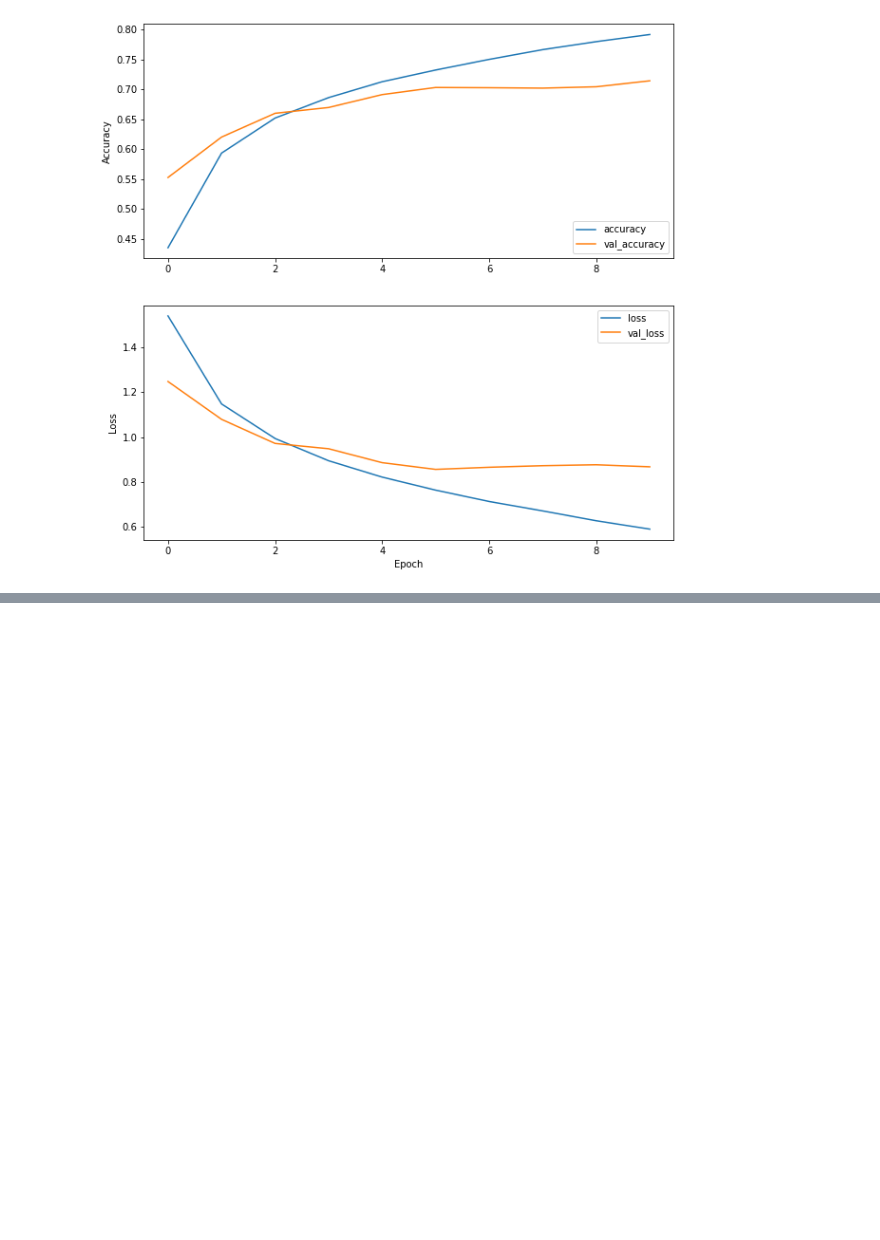
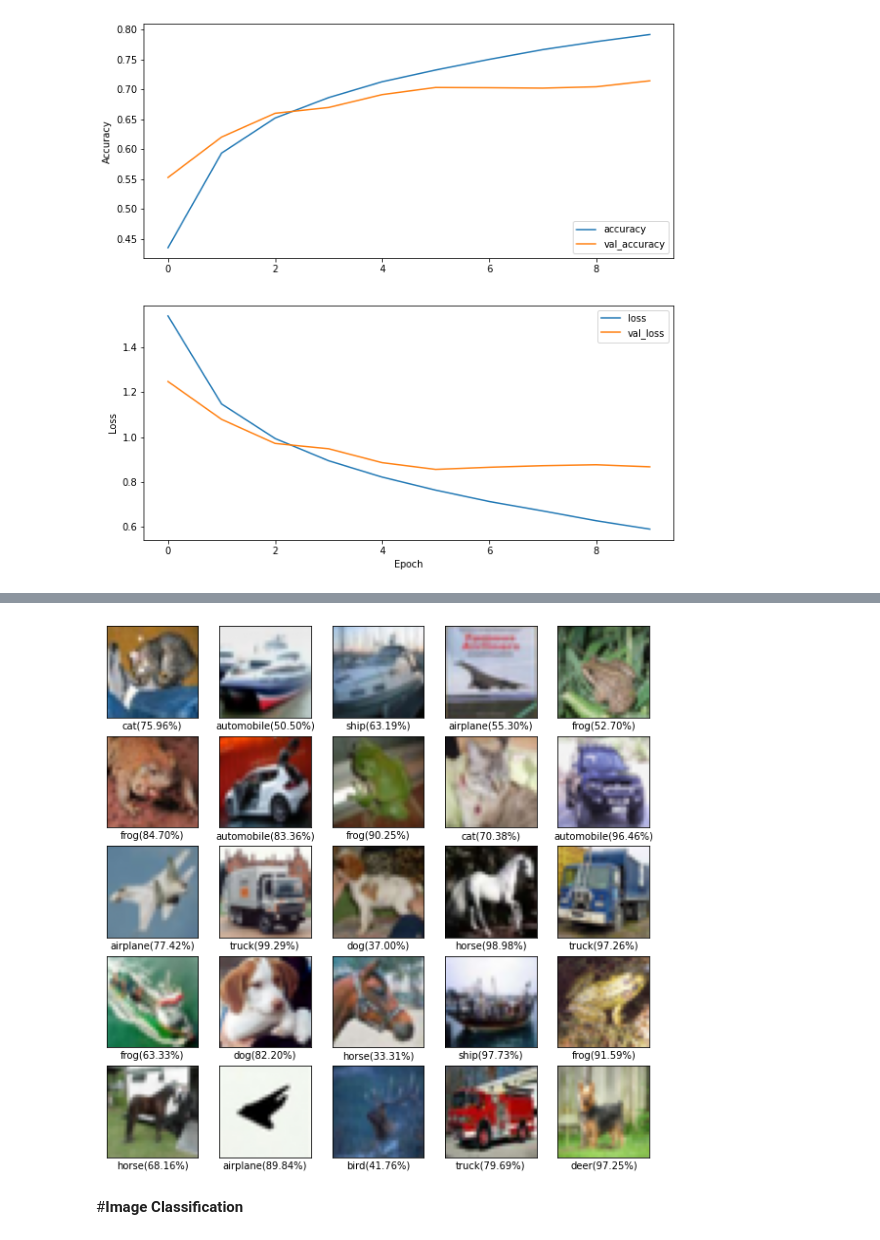
Before and after one commit to ArashDehghanyan/ml-and-vision-practices, a Jupyter notebook: Convolutional_Neural_Networks.ipynb, the cells around one changed output, grey strips where cells are left out. Saved outputs shown, nothing was run; the diff lists cells and outputs as text; code cells hidden in the pictures; blank space fills up the shorter version.

```diff
--- a/Convolutional_Neural_Networks.ipynb
+++ b/Convolutional_Neural_Networks.ipynb
@@ -155,0 +172,9 @@ print(test_acc)
+# %%
+(train_images, train_labels), (test_images, test_labels) = datasets.cifar10.load_data()
+
+# Normalise pixels into range 0 and 1
+train_images, test_images = train_images / 255.0, test_images / 255.0
+print(train_images.shape)
+print(train_labels.shape)
+print(test_images.shape)
+print(test_labels.shape)
@@ -155,0 +199,21 @@ print(test_acc)
+# %%
+class MyModel(Model):
+    def __init__(self, name=None):
+        super(MyModel, self).__init__(name=name)
+        self.conv1 = layers.Conv2D(32, (3, 3), activation='relu', input_shape=(28, 28, 3))
+        self.pool1 = layers.MaxPooling2D((2, 2))
+        self.conv2 = layers.Conv2D(64, (3, 3), activation='relu')
+        self.pool2 = layers.MaxPooling2D((2, 2))
+        self.conv3 = layers.Conv2D(64, (3, 3), activation='relu')
+        self.flatten = layers.Flatten()
+        self.fc1 = layers.Dense(64, activation='relu')
+        self.out = layers.Dense(10)
+
+    def call(self, inputs):
+        x = self.pool1(self.conv1(inputs))
+        x = self.pool2(self.conv2(x))
+        x = self.flatten(x)
+        return self.out(self.fc1(x))
+# %%
+# Create an instance of the model
+model = MyModel(name='my_model')
@@ -155,0 +284,19 @@ print(test_acc)
+# %%
+plt.figure(figsize=(10, 10))
+pred = model(test_images, training=False)
+prob = tf.nn.softmax(pred)
+class_names = class_names = ['airplane', 'automobile', 'bird', 'cat', 'deer',
+               'dog', 'frog', 'horse', 'ship', 'truck']
+
+for i in range(25):
+    plt.subplot(5, 5, i+1)
+    plt.imshow(test_images[i])
+    plt.xticks([])
+    plt.yticks([])
+    plt.xlabel(class_names[tf.argmax(prob[i])] + '({:3.2f}%)'.format(100 * prob[i][tf.argmax(prob[i])]))
+
+plt.show()
+# %% [output]
+[figure, added]
+# %% [markdown]
+#**Image Classification**
```
Also changed, not shown: parts of 11 cells of this notebook.
